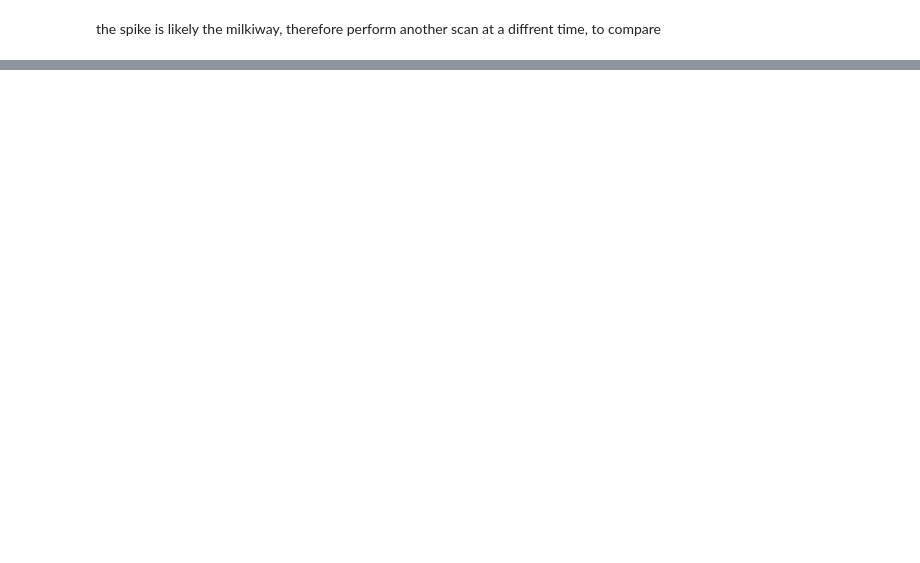
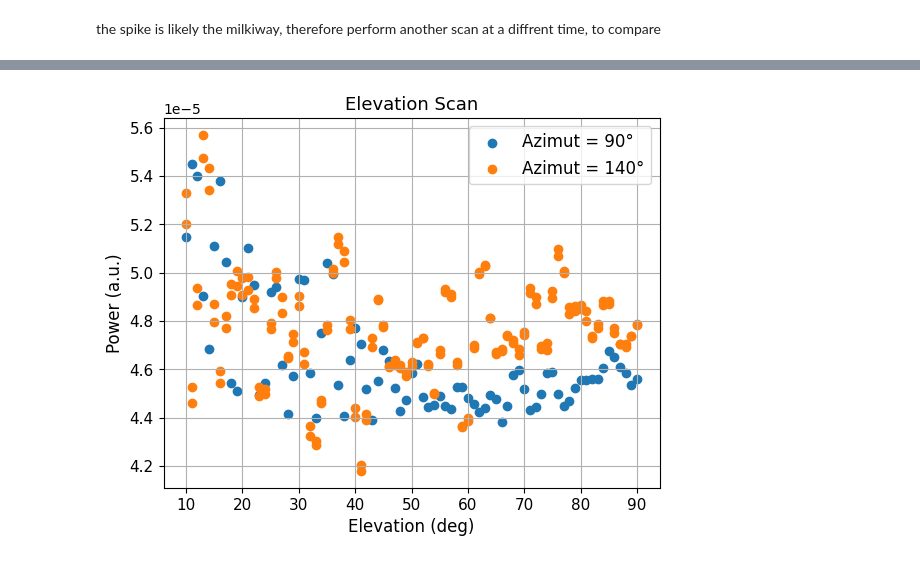
Before and after one commit to SecretGmG/lab, a Jupyter notebook: srt/elevation_scan.ipynb, the cells around one changed output, grey strips where cells are left out. Saved outputs shown, nothing was run; the diff lists cells and outputs as text; code cells hidden in the pictures; blank space fills up the shorter version.

```diff
--- a/srt/elevation_scan.ipynb
+++ b/srt/elevation_scan.ipynb
@@ -37,2 +37,8 @@ pt.plotting.end_plot()
 # %% [markdown]
 the spike is likely the milkiway, therefore perform another scan at a diffrent time, to compare
+# %%
+pt.plotting.start_plot(f'Elevation Scan', 'Elevation (deg)', 'Power (a.u.)')
+plot_elevation_scan('Measurements/ElevationScan/2ndScanAtDay_noMilkyWay/ElevationScan_T1250_Az90_20251002.hdf')
+plot_elevation_scan('Measurements/ElevationScan/2ndScanAtDay_noMilkyWay/ElevationScan_T1300_Az140_20251002.hdf')
+pt.plotting.end_plot()
+# %% [output]
@@ -38,0 +47 @@ the spike is likely the milkiway, therefore perform another scan at a diffrent t
+[figure, added]
```
Also changed, not shown: parts of 3 cells of this notebook, 2 other files.
